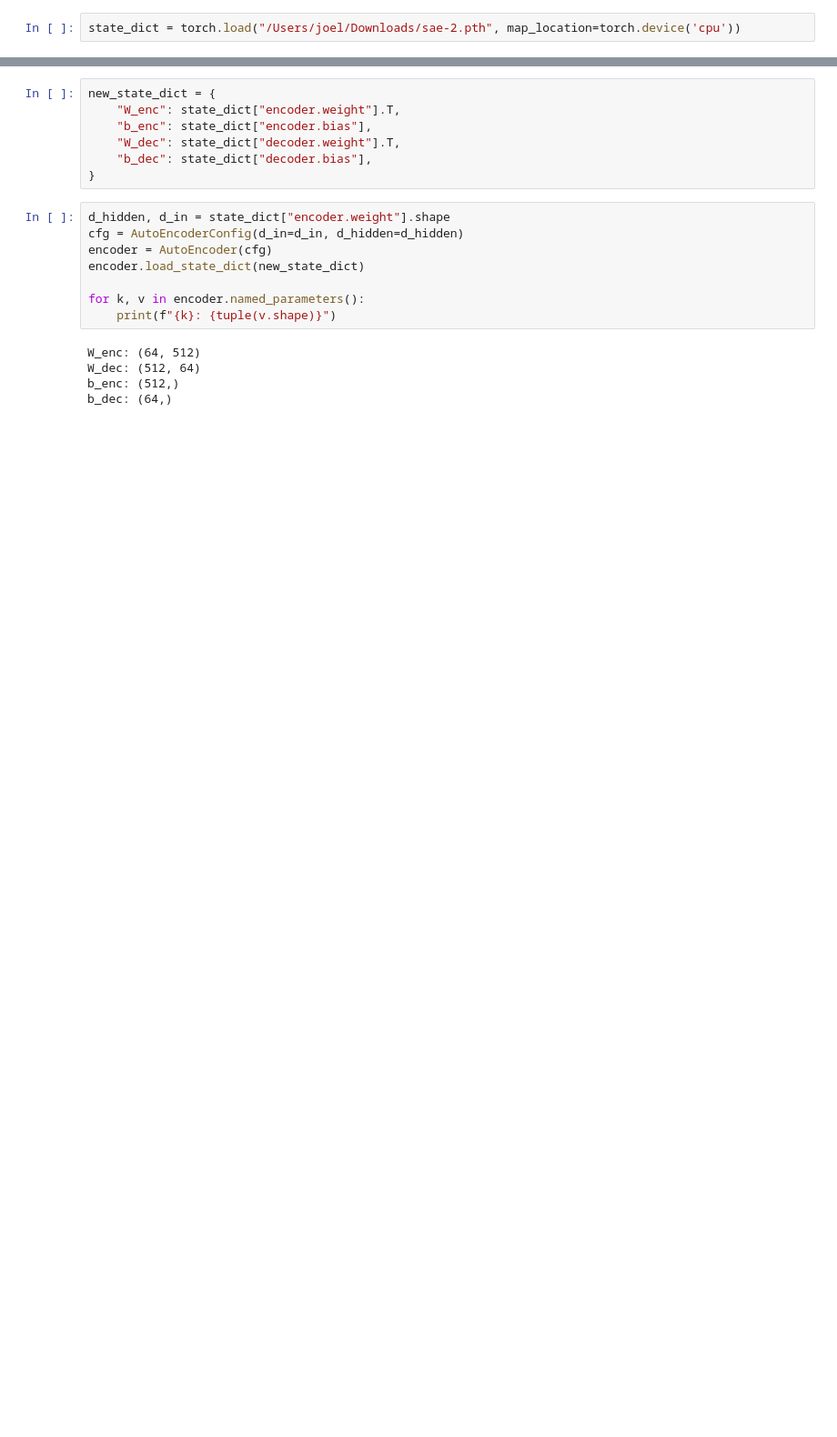
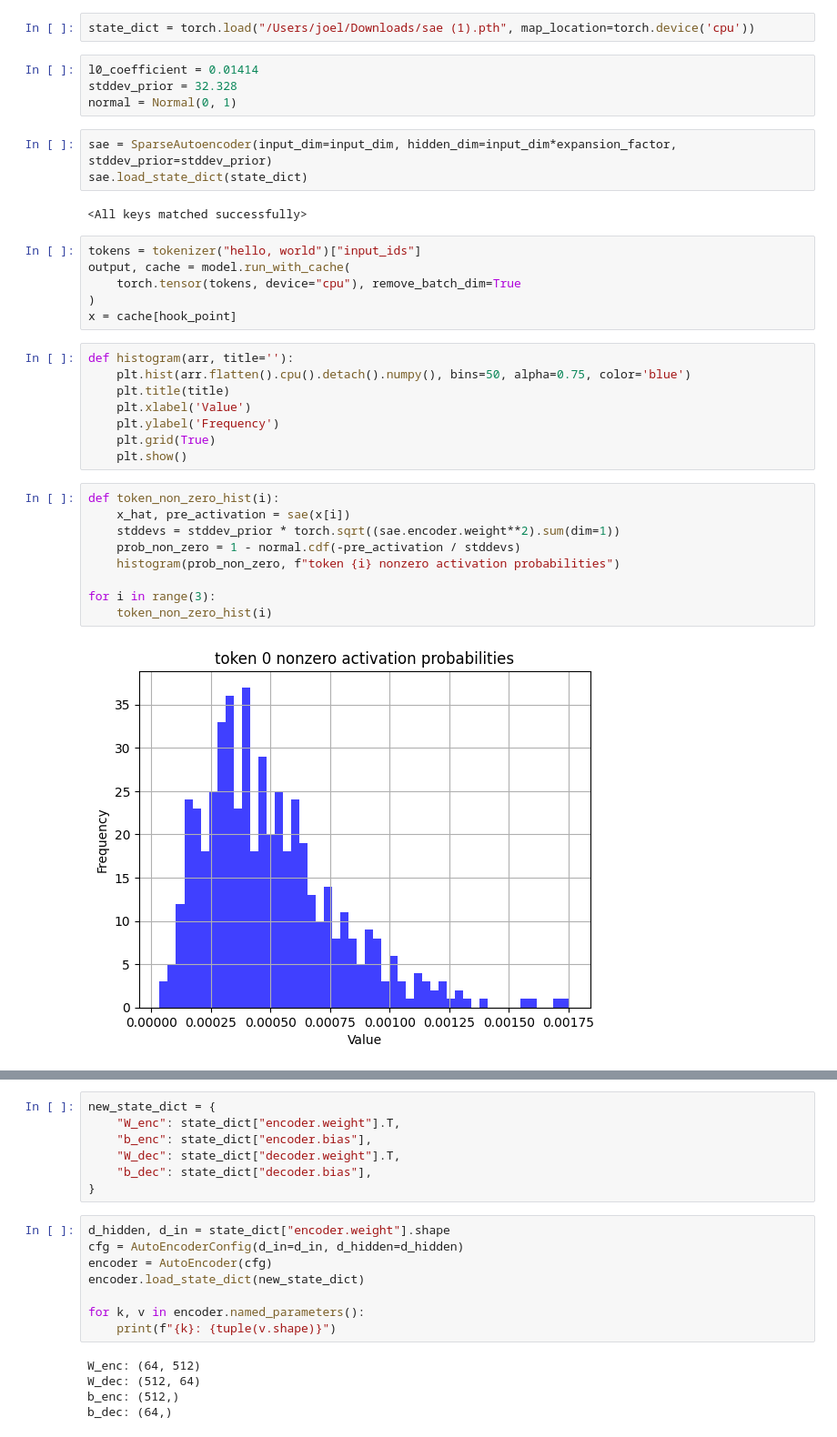
Before and after one commit to joelburget/sae_expected_l0, a Jupyter notebook: vis.ipynb, the cells around one changed output, grey strips where cells are left out. Shown: that part at 91% size. Cells and saved outputs as stored; diff of their text form; blank space fills up the shorter version.

Commit message:
Update notebook and feature vis output.

```diff
--- a/vis.ipynb
+++ b/vis.ipynb
@@ -16,2 +23,36 @@ torch.set_grad_enabled(False);
 # %%
-state_dict = torch.load("/Users/joel/Downloads/sae-2.pth", map_location=torch.device('cpu'))
+state_dict = torch.load("/Users/joel/Downloads/sae (1).pth", map_location=torch.device('cpu'))
+# %%
+l0_coefficient = 0.01414
+stddev_prior = 32.328
+normal = Normal(0, 1)
+# %%
+sae = SparseAutoencoder(input_dim=input_dim, hidden_dim=input_dim*expansion_factor, stddev_prior=stddev_prior)
+sae.load_state_dict(state_dict)
+# %% [output]
+<All keys matched successfully>
+# %%
+tokens = tokenizer("hello, world")["input_ids"]
+output, cache = model.run_with_cache(
+    torch.tensor(tokens, device="cpu"), remove_batch_dim=True
+)
+x = cache[hook_point]
+# %%
+def histogram(arr, title=''):
+    plt.hist(arr.flatten().cpu().detach().numpy(), bins=50, alpha=0.75, color='blue')
+    plt.title(title)
+    plt.xlabel('Value')
+    plt.ylabel('Frequency')
+    plt.grid(True)
+    plt.show()
+# %%
+def token_non_zero_hist(i):
+    x_hat, pre_activation = sae(x[i])
+    stddevs = stddev_prior * torch.sqrt((sae.encoder.weight**2).sum(dim=1))
+    prob_non_zero = 1 - normal.cdf(-pre_activation / stddevs)
+    histogram(prob_non_zero, f"token {i} nonzero activation probabilities")
+
+for i in range(3):
+    token_non_zero_hist(i)
+# %% [output]
+[figure, added]
```
Also changed, not shown: parts of 15 cells of this notebook, 2 other files.
